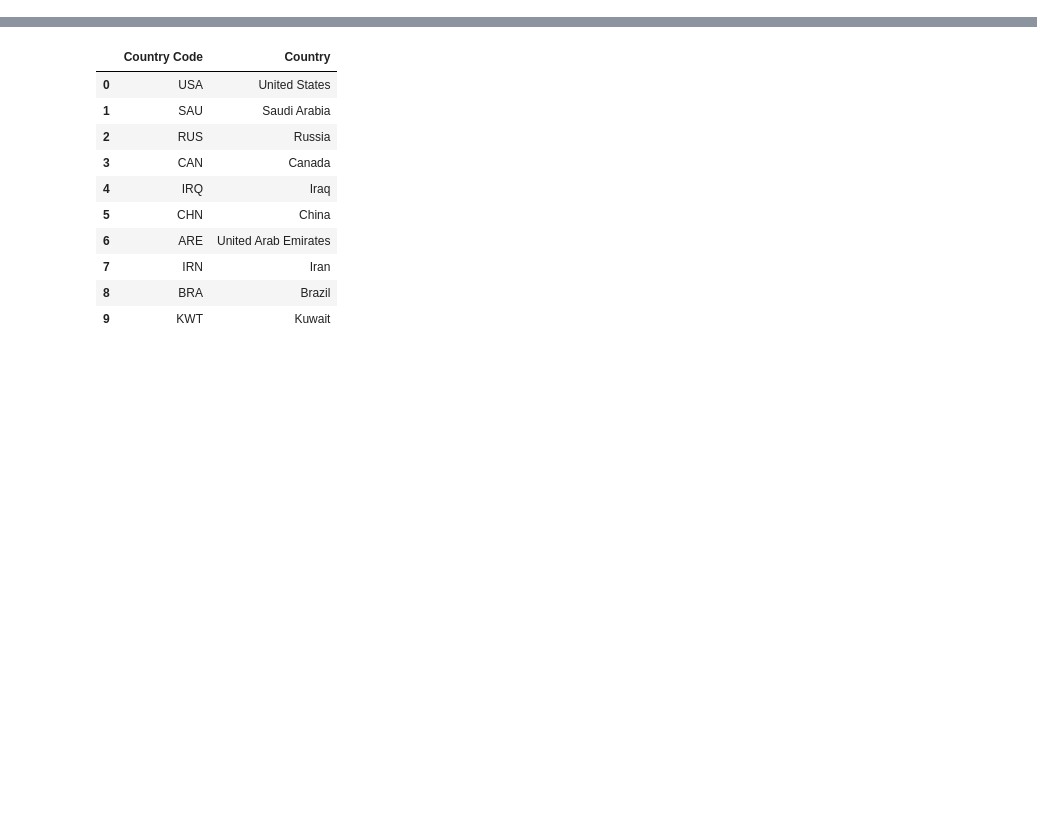
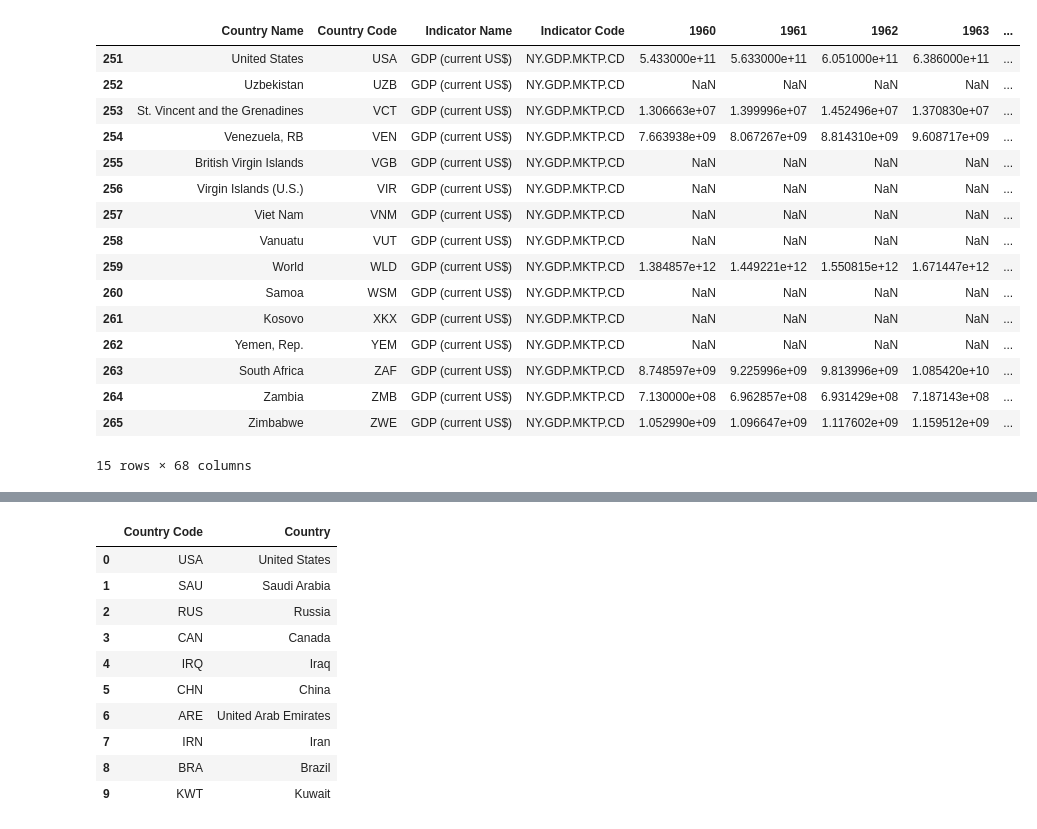
Before and after one commit to amzatr886/crude-prosperity, a Jupyter notebook: notebook/01-load.ipynb, the cells around one changed output, grey strips where cells are left out. Saved outputs shown, nothing was run; the diff lists cells and outputs as text; code cells hidden in the pictures; blank space fills up the shorter version.

```diff
--- a/notebook/01-load.ipynb
+++ b/notebook/01-load.ipynb
@@ -11,6 +24,24 @@ gdp.head(10)
 # %%
 # view the tail of the data
-gdp.tail(10)
+gdp.tail(15)
+# %% [output]
+|  | Country Name | Country Code | Indicator Name | Indicator Code | 1960 | 1961 | 1962 | 1963 | ... |
+| 251 | United States | USA | GDP (current US$) | NY.GDP.MKTP.CD | 5.433000e+11 | 5.633000e+11 | 6.051000e+11 | 6.386000e+11 | ... |
+| 252 | Uzbekistan | UZB | GDP (current US$) | NY.GDP.MKTP.CD | NaN | NaN | NaN | NaN | ... |
+| 253 | St. Vincent and the Grenadines | VCT | GDP (current US$) | NY.GDP.MKTP.CD | 1.306663e+07 | 1.399996e+07 | 1.452496e+07 | 1.370830e+07 | ... |
+| 254 | Venezuela, RB | VEN | GDP (current US$) | NY.GDP.MKTP.CD | 7.663938e+09 | 8.067267e+09 | 8.814310e+09 | 9.608717e+09 | ... |
+| 255 | British Virgin Islands | VGB | GDP (current US$) | NY.GDP.MKTP.CD | NaN | NaN | NaN | NaN | ... |
+| 256 | Virgin Islands (U.S.) | VIR | GDP (current US$) | NY.GDP.MKTP.CD | NaN | NaN | NaN | NaN | ... |
+| 257 | Viet Nam | VNM | GDP (current US$) | NY.GDP.MKTP.CD | NaN | NaN | NaN | NaN | ... |
+| 258 | Vanuatu | VUT | GDP (current US$) | NY.GDP.MKTP.CD | NaN | NaN | NaN | NaN | ... |
+| 259 | World | WLD | GDP (current US$) | NY.GDP.MKTP.CD | 1.384857e+12 | 1.449221e+12 | 1.550815e+12 | 1.671447e+12 | ... |
+| 260 | Samoa | WSM | GDP (current US$) | NY.GDP.MKTP.CD | NaN | NaN | NaN | NaN | ... |
+| 261 | Kosovo | XKX | GDP (current US$) | NY.GDP.MKTP.CD | NaN | NaN | NaN | NaN | ... |
+| 262 | Yemen, Rep. | YEM | GDP (current US$) | NY.GDP.MKTP.CD | NaN | NaN | NaN | NaN | ... |
+| 263 | South Africa | ZAF | GDP (current US$) | NY.GDP.MKTP.CD | 8.748597e+09 | 9.225996e+09 | 9.813996e+09 | 1.085420e+10 | ... |
+| 264 | Zambia | ZMB | GDP (current US$) | NY.GDP.MKTP.CD | 7.130000e+08 | 6.962857e+08 | 6.931429e+08 | 7.187143e+08 | ... |
+| 265 | Zimbabwe | ZWE | GDP (current US$) | NY.GDP.MKTP.CD | 1.052990e+09 | 1.096647e+09 | 1.117602e+09 | 1.159512e+09 | ... |
+15 rows × 68 columns
 # %%
 # view the shape of the data
 gdp.shape
```
Also changed, not shown: parts of 17 cells of this notebook.
